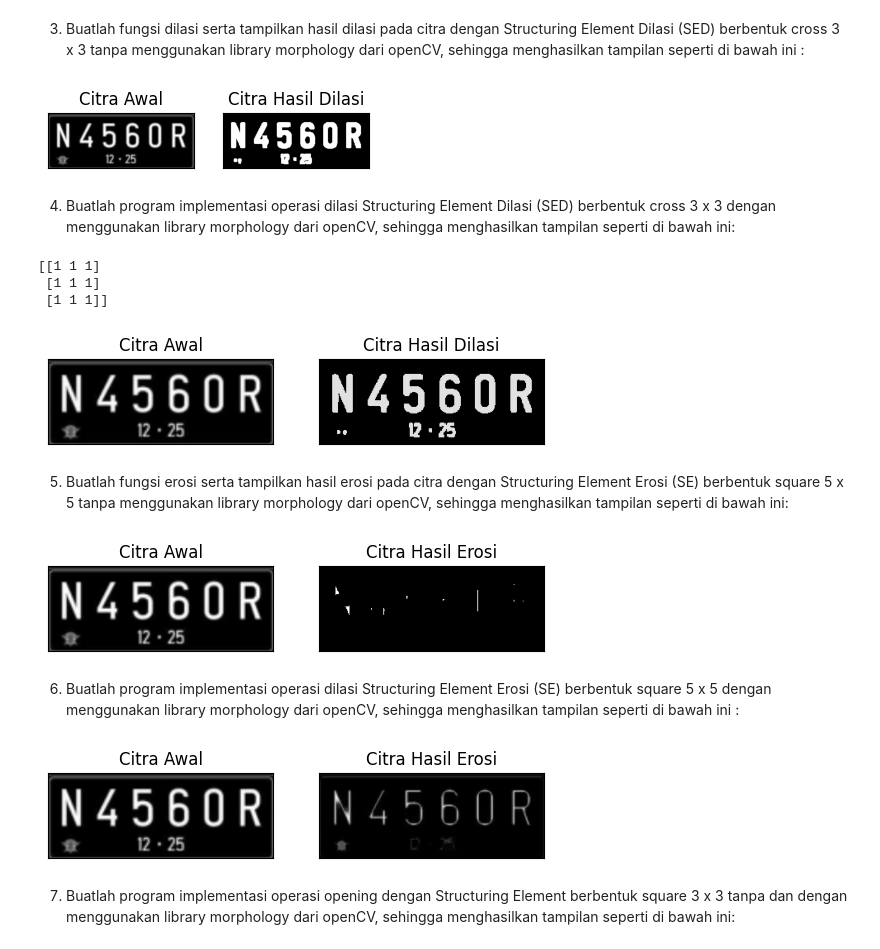
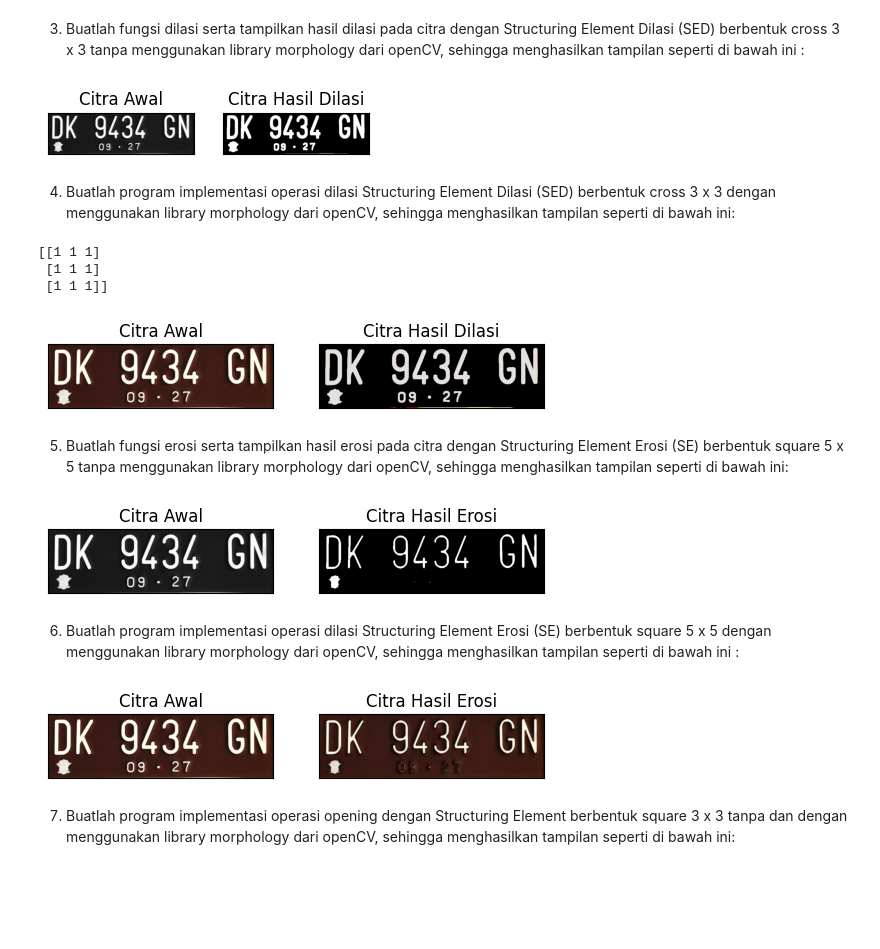
Before and after one commit to EndarMuh/PCVK_Ganjil_2023, a Jupyter notebook: Week9.ipynb, the cells around one changed output. Saved outputs shown, nothing was run; the diff lists cells and outputs as text; code cells hidden in the pictures; blank space fills up the shorter version.

```diff
--- a/Week9.ipynb
+++ b/Week9.ipynb
@@ -33,38 +33,38 @@ Dilasi (SED) berbentuk cross 3 x 3 tanpa menggunakan library morphology dari ope
 # %%
 #Dilasi tanpa library
 def dilasi_citra(F,w):
   #size image
   p,q= F.shape
 
   imgD= np.zeros((p,q), dtype=np.uint8)
   #Generate structure element dilasi (SED)
   SED= np.ones((w,w), dtype=np.uint8)
   constant1= (w-1)//2
 
   #Proses Dilasi
   for i in range(constant1, p-constant1):
     for j in range(constant1,q-constant1):
       temp= F[i-constant1:i+constant1+1, j-constant1:j+constant1+1]
       product= temp*SED
       imgD[i,j]= np.max(product)
   return imgD
 
-img_d= cv2.imread('/content/drive/MyDrive/PCVK_2023/nopol/nasgor.png',0)
+img_d= cv2.imread('/content/drive/MyDrive/PCVK_2023/nopol/dkk.jpeg',0)
 ret, thresh = cv2.threshold(img_d, 125, 200, cv2.THRESH_BINARY)
 w=5
 imgD = dilasi_citra(thresh,w)
 plt.subplot(131),plt.imshow(img_d,cmap = 'gray')
 plt.title('Citra Awal'), plt.xticks([]), plt.yticks([])
 plt.subplot(132),plt.imshow(imgD,cmap = 'gray')
 plt.title('Citra Hasil Dilasi'), plt.xticks([]), plt.yticks([])
 plt.show()
 # %% [output]
-[figure, old version]
+[figure, new version]
 # %% [markdown]
 4. Buatlah program implementasi operasi dilasi Structuring Element Dilasi (SED)
 berbentuk cross 3 x 3 dengan menggunakan library morphology dari openCV, sehingga menghasilkan tampilan seperti di bawah ini:
 # %%
-img = cv2.imread('/content/drive/MyDrive/PCVK_2023/nopol/nasgor.png')
+img = cv2.imread('/content/drive/MyDrive/PCVK_2023/nopol/dkk.jpeg')
 #img = cv2.imread('morp.jpg',0)
 ret, thresh = cv2.threshold(img, 127, 225, cv2.THRESH_BINARY)
 kernel = np.ones((3,3),np.uint16)
@@ -79,7 +79,7 @@ plt.show()
 [[1 1 1]
  [1 1 1]
  [1 1 1]]
-[figure, old version]
+[figure, new version]
 # %% [markdown]
 5. Buatlah fungsi erosi serta tampilkan hasil erosi pada citra dengan Structuring Element Erosi (SE) berbentuk square 5 x 5 tanpa menggunakan library morphology dari
 openCV, sehingga menghasilkan tampilan seperti di bawah ini:
@@ -102,7 +102,7 @@ def erosi_citra(F,k):
       imgE[i,j]= np.min(product)
   return imgE
 
-img_e= cv2.imread('/content/drive/MyDrive/PCVK_2023/nopol/nasgor.png',0)
+img_e= cv2.imread('/content/drive/MyDrive/PCVK_2023/nopol/dkk.jpeg',0)
 ret1, thresh1 = cv2.threshold(img_e, 175, 225, cv2.THRESH_BINARY)
 k=5
 imgE = erosi_citra(thresh1,k)
@@ -113,12 +113,12 @@ plt.subplot(122),plt.imshow(imgE,cmap = 'gray')
 plt.title('Citra Hasil Erosi'), plt.xticks([]), plt.yticks([])
 plt.show()
 # %% [output]
-[figure, old version]
+[figure, new version]
 # %% [markdown]
 6. Buatlah program implementasi operasi dilasi Structuring Element Erosi (SE) berbentuk square 5 x 5 dengan menggunakan library morphology dari openCV, sehingga menghasilkan tampilan seperti di bawah ini :
 # %%
 #EROSI LIBRARY
-img = cv2.imread('/content/drive/MyDrive/PCVK_2023/nopol/nasgor.png')
+img = cv2.imread('/content/drive/MyDrive/PCVK_2023/nopol/dkk.jpeg')
 
 kernel = np.ones((5,5),np.uint8)
 erosion = cv2.erode(img,kernel,iterations = 1)
@@ -129,7 +129,7 @@ plt.subplot(122),plt.imshow(erosion),plt.title('Citra Hasil Erosi')
 plt.xticks([]), plt.yticks([])
 plt.show()
 # %% [output]
-[figure, old version]
+[figure, new version]
 # %% [markdown]
 7. Buatlah program implementasi operasi opening dengan Structuring Element berbentuk square 3 x 3 tanpa dan dengan menggunakan library morphology dari openCV, sehingga menghasilkan tampilan seperti di bawah ini:
 # %% [markdown]
```
Also changed, not shown: parts of 9 cells of this notebook.
